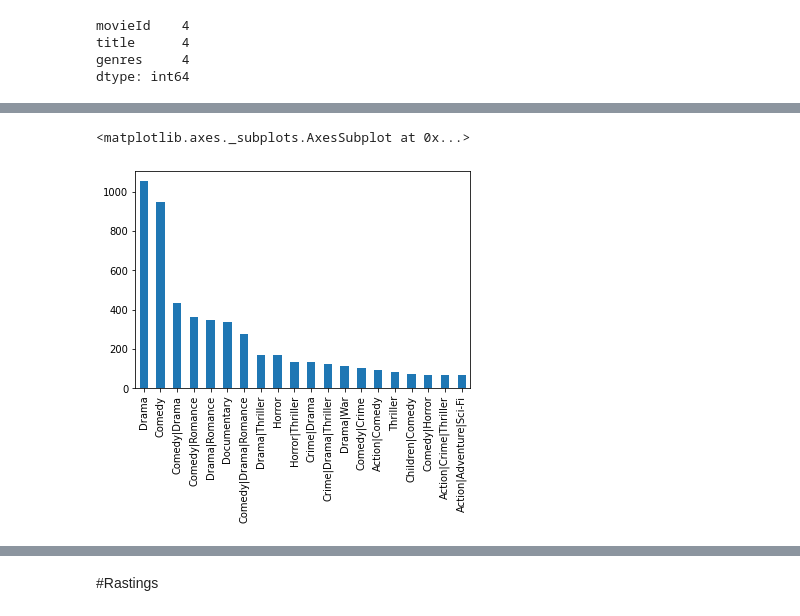
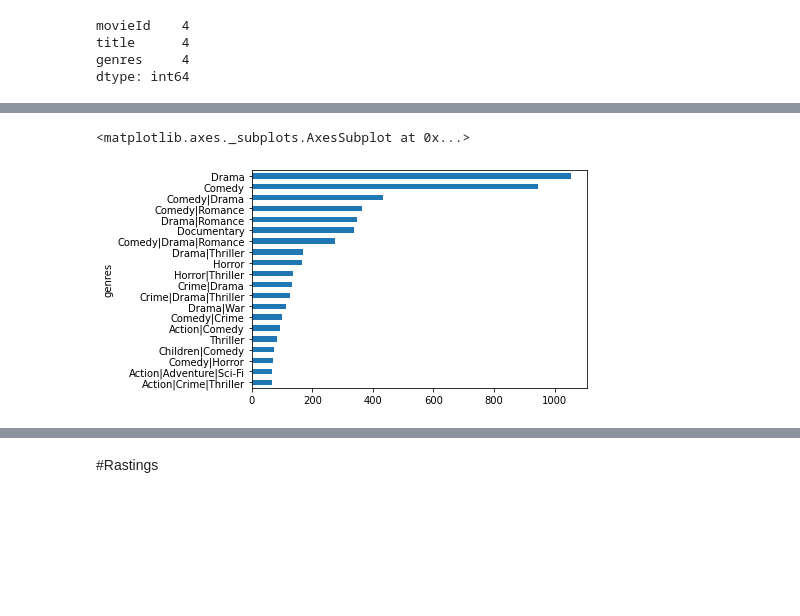
Before and after one commit to SamiraHabib/Movies_University, a Jupyter notebook: Faculdade_provadepython.ipynb, the cells around one changed output, grey strips where cells are left out. Cells and saved outputs as stored; diff of their text form; code cells hidden in the pictures; blank space fills up the shorter version.

```diff
--- a/Faculdade_provadepython.ipynb
+++ b/Faculdade_provadepython.ipynb
@@ -220,7 +220,7 @@ Name: genres, Length: 9737, dtype: object
 %matplotlib inline
 from matplotlib import pyplot as plt
 # %%
-data_movie["genres"].value_counts().head(20).plot(kind="bar")
+data_movie.groupby(['genres']).genres.count().sort_values()[-20:].plot(kind='barh')
 # %% [output]
 <matplotlib.axes._subplots.AxesSubplot at 0x...>
-[figure, old version]
+[figure, new version]
```
Also changed, not shown: parts of 8 cells of this notebook.
